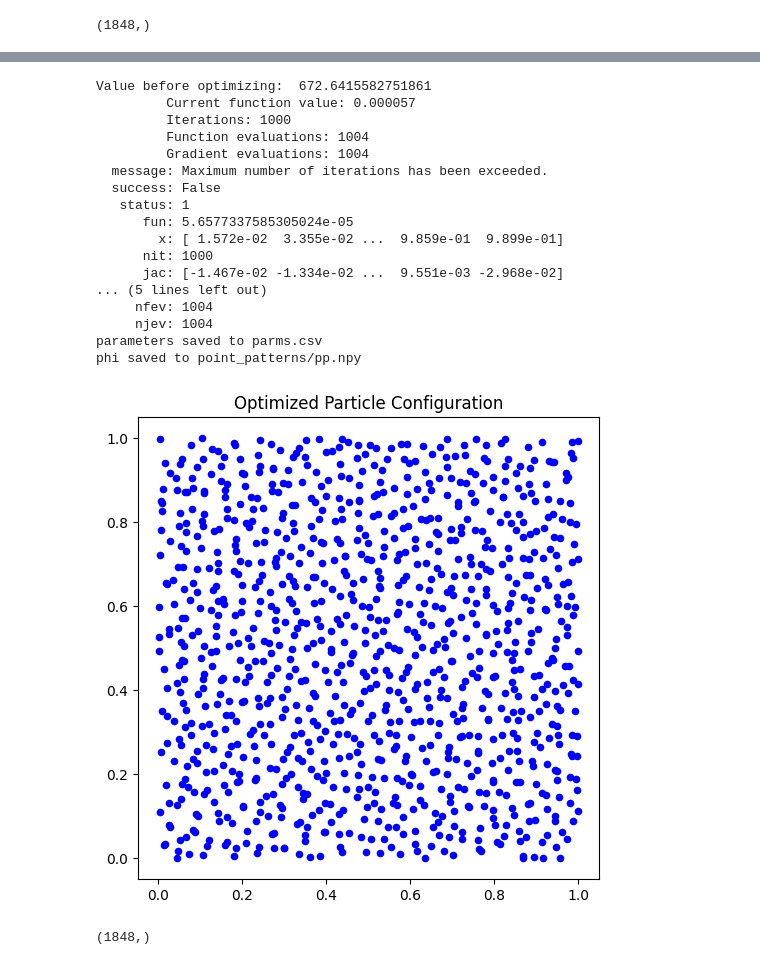
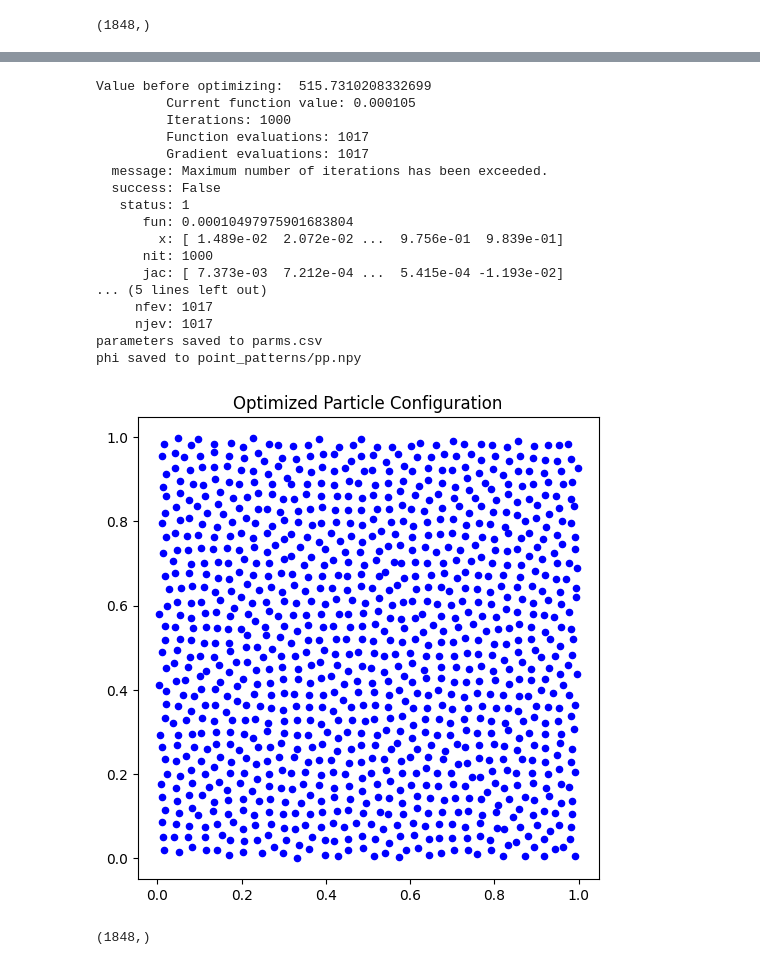
Before and after one commit to BekzatZhar/modeling_seminarSoSe25, a Jupyter notebook: hu_nnufft_type3.ipynb, the cells around one changed output, grey strips where cells are left out. Cells and saved outputs as stored; diff of their text form; code cells hidden in the pictures.

```diff
--- a/hu_nnufft_type3.ipynb
+++ b/hu_nnufft_type3.ipynb
@@ -89,9 +89,9 @@ def compute_S(k, r):
     return compute_S_rho(compute_rho(k, r), N)
 
 def compute_bump(x, K_cutoff):
-    A = 0.5                  # Height of the hill
-    x0 = 0.9                 # Center of the hill before cutoff
-    sigma = 0.1              # Width of the hill
+    A = 0.5                   # Height of the hill
+    x0 = 0.95                 # Center of the hill before cutoff
+    sigma = 0.05              # Width of the hill
     bump = 1 + A * np.exp(-((x - x0)**2) / (2 * sigma**2))
     #bump = np.where(x < K_cutoff, bump, 0.0)
     return bump
@@ -164,7 +164,7 @@ M = 100
 
 # Target structure factor parameters
 H = 1e-4
-alpha = 2.
+alpha = 100.
 K_cutoff = 44*np.pi
 D = np.pow(K_cutoff, -alpha)
 
@@ -223,19 +223,19 @@ plot_structure_factor(r_opt, k, K_cutoff, S0_k, "Optimized Structure Factor")
-Value before optimizing:  672.6415582751861
-         Current function value: 0.000057
+Value before optimizing:  515.7310208332699
+         Current function value: 0.000105
          Iterations: 1000
-         Function evaluations: 1004
-         Gradient evaluations: 1004
+         Function evaluations: 1017
+         Gradient evaluations: 1017
   message: Maximum number of iterations has been exceeded.
   success: False
    status: 1
-      fun: 5.6577337585305024e-05
-        x: [ 1.572e-02  3.355e-02 ...  9.859e-01  9.899e-01]
+      fun: 0.00010497975901683804
+        x: [ 1.489e-02  2.072e-02 ...  9.756e-01  9.839e-01]
       nit: 1000
-      jac: [-1.467e-02 -1.334e-02 ...  9.551e-03 -2.968e-02]
+      jac: [ 7.373e-03  7.212e-04 ...  5.415e-04 -1.193e-02]
 ... (5 lines left out)
-     nfev: 1004
-     njev: 1004
+     nfev: 1017
+     njev: 1017
 parameters saved to parms.csv
 phi saved to point_patterns/pp.npy
-[figure, old version]
+[figure, new version]
 (1848,)
```
Also changed, not shown: parts of 1 cell of this notebook, 4 other files.
